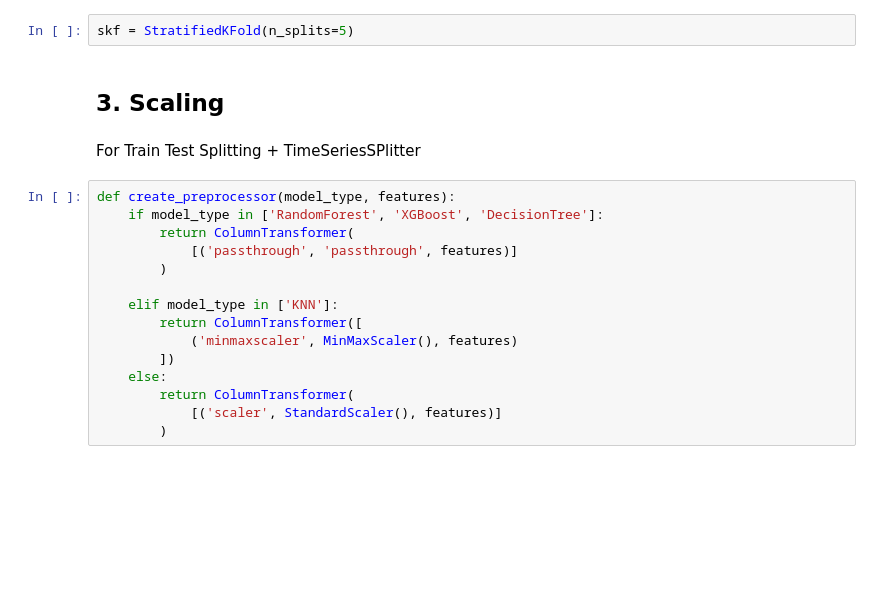
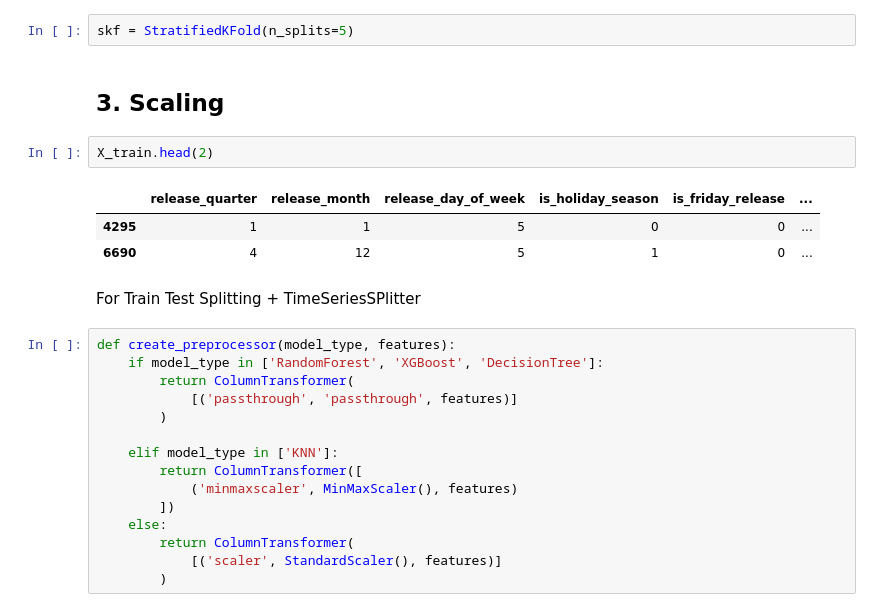
Before and after one commit to patrawi/spotify, a Jupyter notebook: 7_train_model_p.ipynb, the cells around one changed output. Saved outputs shown, nothing was run; the diff lists cells and outputs as text; blank space fills up the shorter version.

```diff
--- a/7_train_model_p.ipynb
+++ b/7_train_model_p.ipynb
@@ -145,6 +145,12 @@ y_test = (test_merged_df['popularity_label'] == 'Popular').astype(int)
 skf = StratifiedKFold(n_splits=5)
 # %% [markdown]
 ## 3. Scaling
+# %%
+X_train.head(2)
+# %% [output]
+|  | release_quarter | release_month | release_day_of_week | is_holiday_season | is_friday_release | ... |
+| 4295 | 1 | 1 | 5 | 0 | 0 | ... |
+| 6690 | 4 | 12 | 5 | 1 | 0 | ... |
 # %% [markdown]
 For Train Test Splitting + TimeSeriesSPlitter
 # %%
```
Also changed, not shown: parts of 5 cells of this notebook.
